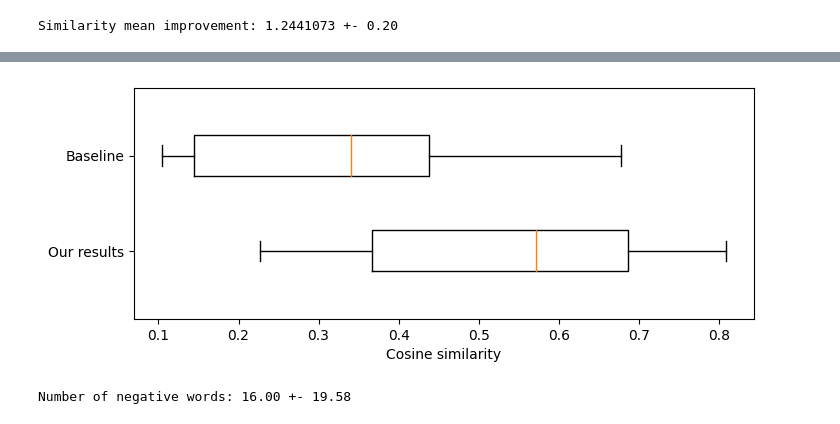
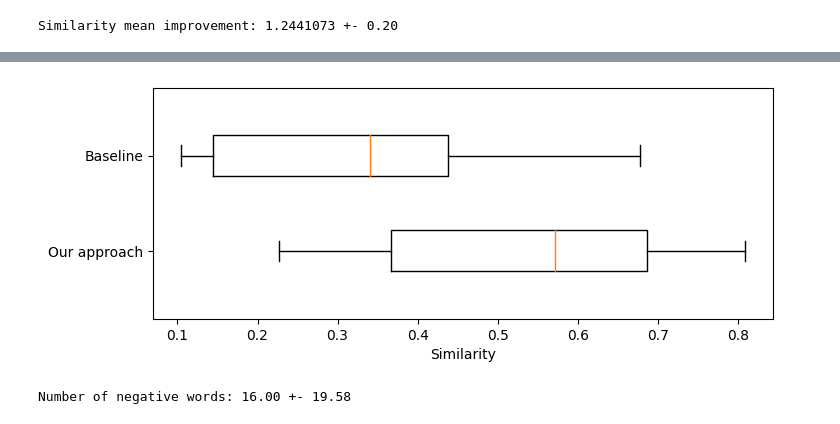
Before and after one commit to guillermoih/Improving-GenAI-with-negative-prompts, a Jupyter notebook: Generate_Results.ipynb, the cells around one changed output, grey strips where cells are left out. Cells and saved outputs as stored; diff of their text form; code cells hidden in the pictures.

Commit message:
Updated results

```diff
--- a/Generate_Results.ipynb
+++ b/Generate_Results.ipynb
@@ -97,13 +116,13 @@ Similarity mean improvement: 1.2441073 +- 0.20
 # %%
 fig = plt.figure(figsize=(8,3))
 
-plt.boxplot([train_df['best_sim'], train_df['base_sim']], labels=['Our results', 'Baseline'],
+plt.boxplot([train_df['best_sim'], train_df['base_sim']], labels=['Our approach', 'Baseline'],
             vert=False, positions=[0, 0.7], widths=[0.3, 0.3])
-plt.xlabel("Cosine similarity")
+plt.xlabel("Similarity")
 
 plt.show()
 # %% [output]
-[figure, old version]
+[figure, new version]
 # %%
 def get_num_neg(neg_words):
     return ast.literal_eval(neg_words)[-1]
```
Also changed, not shown: parts of 2 cells of this notebook.
